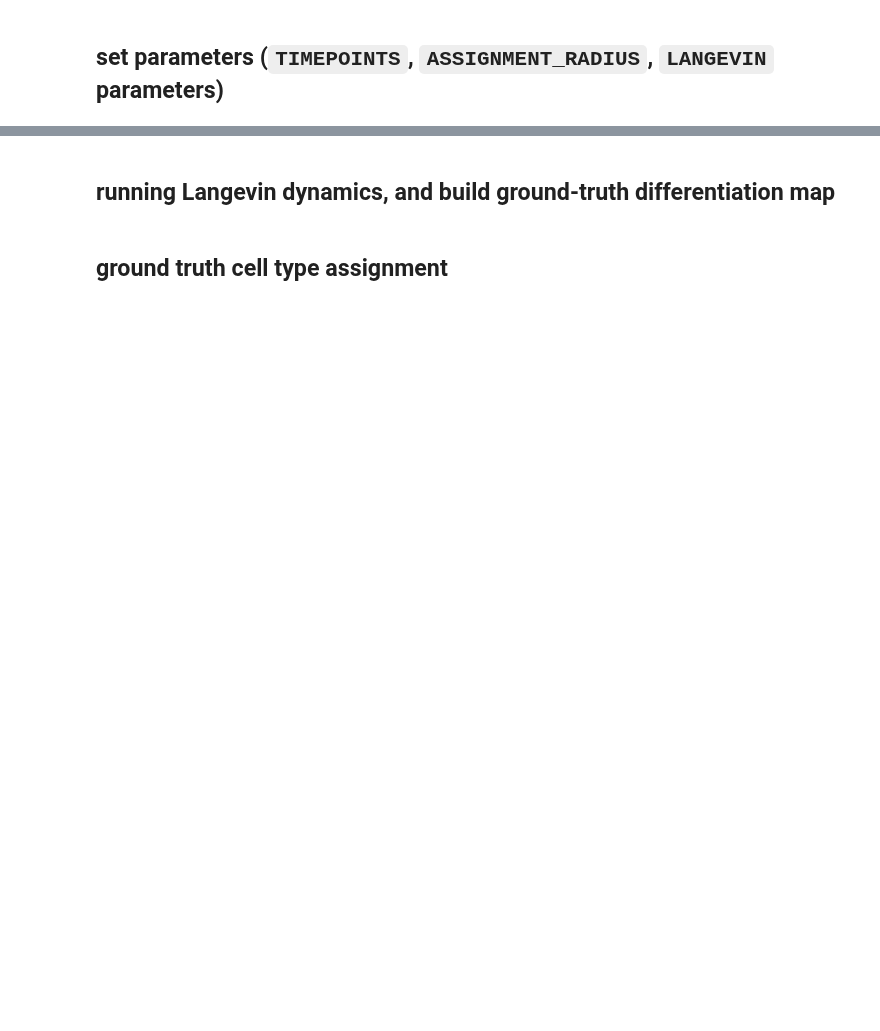
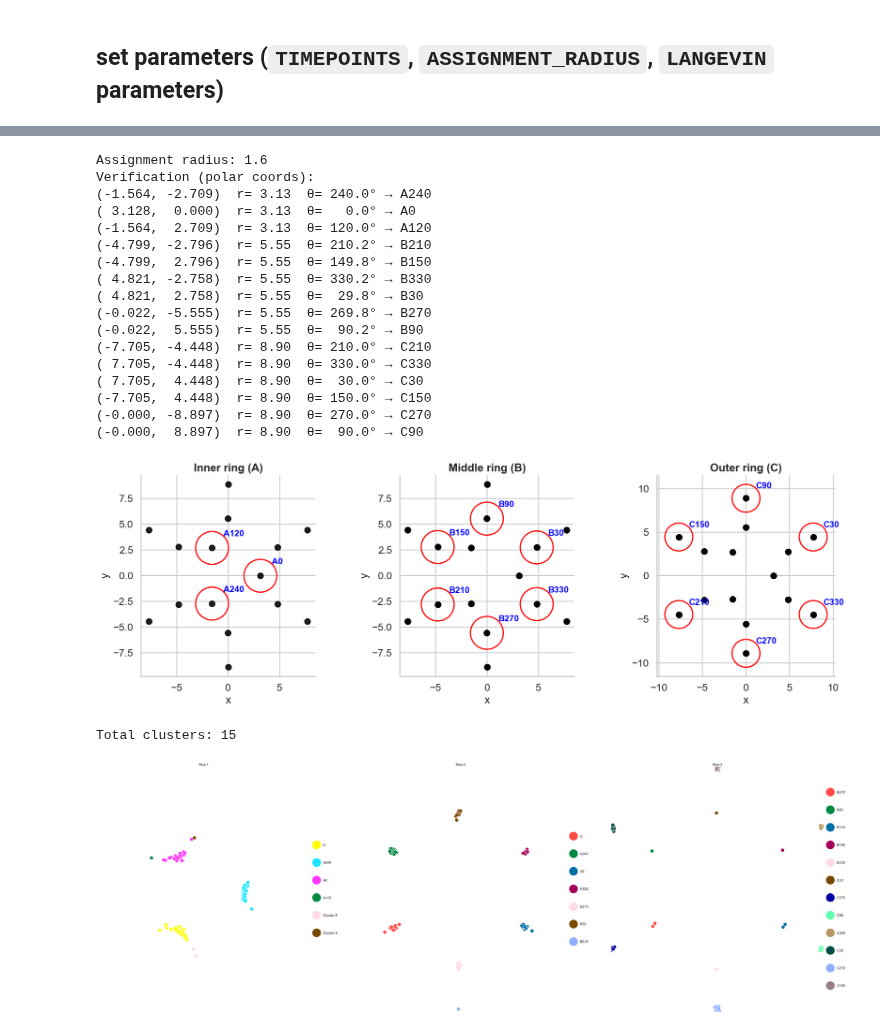
Before and after one commit to raphael-group/HM-OT, a Jupyter notebook: experiments/waddington.ipynb, the cells around one changed output, grey strips where cells are left out. Drawn from its saved outputs; the diff is of its cells as text; code cells hidden in the pictures; blank space fills up the shorter version.

Commit message:
update waddington analysis

```diff
--- a/experiments/waddington.ipynb
+++ b/experiments/waddington.ipynb
@@ -57,18 +61,19 @@ seed = seed_everything(GLOBAL_SEED)
 # %%
 %%time
 # timepoint indices of snapshots of Langevin dynamics
-TIMEPOINTS = [19, 42, 1100] # snapshots taken at these timepoints
+TIMEPOINTS = [19, 89, 2500] # snapshots taken at these timepoints
 
 # assignment radius (determines cell type assignments):
 ASSIGNMENT_RADIUS = 1.6
 
 # Langevin dynamics parameteters
-LANGEVIN_n_particles = 1000 # number of partciles
-LANGEVIN_N_timesteps = 1500 # number of time steps
+LANGEVIN_n_particles = 100 # number of partciles
+LANGEVIN_N_timesteps = 3000 # number of time steps
 LANGEVIN_dt = 0.2
-LANGEVIN_D = 0.008
+LANGEVIN_D = 0.014
 
-SHOW_DYN = False # Set to True to visualize dynamics with napari
+
+SHOW_DYN = True # Set to True to visualize dynamics with napari
 # ------------------------------------------------------------------
 if __name__ == "__main__" and SHOW_DYN:
     try:
@@ -83,4 +88,7 @@ if __name__ == "__main__" and SHOW_DYN:
     except Exception as e:
         print("Napari error:", e)
         print("Install with: pip install 'napari[all]' scipy")
+elif SHOW_DYN==False:
+    img = Image.open(fh_hmot + '/experiments/2.png')
+    img
 # %% [output]
@@ -158,21 +103,71 @@ Total clusters: 15
-# %% [markdown]
-## running Langevin dynamics, and build ground-truth differentiation map
 # %%
+# assignment radius (determines cell type assignments):
+ASSIGNMENT_RADIUS = 1.6
+
+MINIMA_POINTS = minima.find_local_minima()
+# local minima of the Waddington landscape
+# (+ ASSIGNMENT_RADIUS) determine cell type
+cluster_dict = visual.create_cluster_dict_and_plot(
+    MINIMA_POINTS,
+    ASSIGNMENT_RADIUS)
+
 # snapshots = dynamics snapshots at each timepoint
 Xs, Ys, snapshots = simulation.simulate_langevin_with_snapshots(
     n_particles=LANGEVIN_n_particles,
     n_steps=LANGEVIN_N_timesteps,
     dt=LANGEVIN_dt,
     diffusion=LANGEVIN_D,
     snap_times=TIMEPOINTS)
 
 transition_maps, cell_assignments, type_labels = differentiation.build_differentiation_map(
     Xs, Ys, MINIMA_POINTS,
     timepoints=TIMEPOINTS,
     assignment_radius=ASSIGNMENT_RADIUS
 )
 keys = [f"t{TIMEPOINTS[0]}_to_t{TIMEPOINTS[1]}", f"t{TIMEPOINTS[1]}_to_t{TIMEPOINTS[2]}"]
 matrices = [transition_maps[key] for key in keys]
 dfs = [pd.DataFrame(mat, index=type_labels, columns=type_labels) for mat in matrices]
+
+# gt cell type assignments
+Ss = [
+    np.stack((Xs[:, t], Ys[:, t]), axis=1)     # shape (N, 2)
+    for t in TIMEPOINTS
+]
+
+Qs_gt_full =  minima.build_Qs(Ss, MINIMA_POINTS, ASSIGNMENT_RADIUS)
+
+if GLOBAL_SEED == 42: #and TIMEPOINTS == [19, 42, 1100]:
+    cell_type_labels_t1 = ['U','A240', 'A0', 'A120']
+    cell_type_labels_t2 = ['U', 'A240', 'A0', 'A120', 'B270', 'B90', 'B210', 'B150', 'B330', 'B30']
+    cell_type_labels_t3 = ['B270', 'B90', 'B210', 'B150', 'B330', 'B30', 'C270', 'C90', 'C330', 'C30', 'C210', 'C150']
+    cell_type_labels = [cell_type_labels_t1, cell_type_labels_t2, cell_type_labels_t3]
+
+spatial_scatter.plot_clusters_from_QT(
+    Qs = Qs_gt_full,
+    Ts = [None, None],
+    Ss=Ss,
+    cell_type_labels=cell_type_labels,
+    dotsize=400.0,
+    key_dotsize=1.0,
+    global_Qs=True)
+# %% [output]
+Assignment radius: 1.6
+Verification (polar coords):
+(-1.564, -2.709)  r= 3.13  θ= 240.0° → A240
+( 3.128,  0.000)  r= 3.13  θ=   0.0° → A0
+(-1.564,  2.709)  r= 3.13  θ= 120.0° → A120
+(-4.799, -2.796)  r= 5.55  θ= 210.2° → B210
+(-4.799,  2.796)  r= 5.55  θ= 149.8° → B150
+( 4.821, -2.758)  r= 5.55  θ= 330.2° → B330
+( 4.821,  2.758)  r= 5.55  θ=  29.8° → B30
+(-0.022, -5.555)  r= 5.55  θ= 269.8° → B270
+(-0.022,  5.555)  r= 5.55  θ=  90.2° → B90
+(-7.705, -4.448)  r= 8.90  θ= 210.0° → C210
+( 7.705, -4.448)  r= 8.90  θ= 330.0° → C330
+( 7.705,  4.448)  r= 8.90  θ=  30.0° → C30
+(-7.705,  4.448)  r= 8.90  θ= 150.0° → C150
+(-0.000, -8.897)  r= 8.90  θ= 270.0° → C270
+(-0.000,  8.897)  r= 8.90  θ=  90.0° → C90
+[figure, added]
+Total clusters: 15
+[figure, added]
-# %% [markdown]
-## ground truth cell type assignment
```
Also changed, not shown: parts of 30 cells of this notebook, 5 other files.
